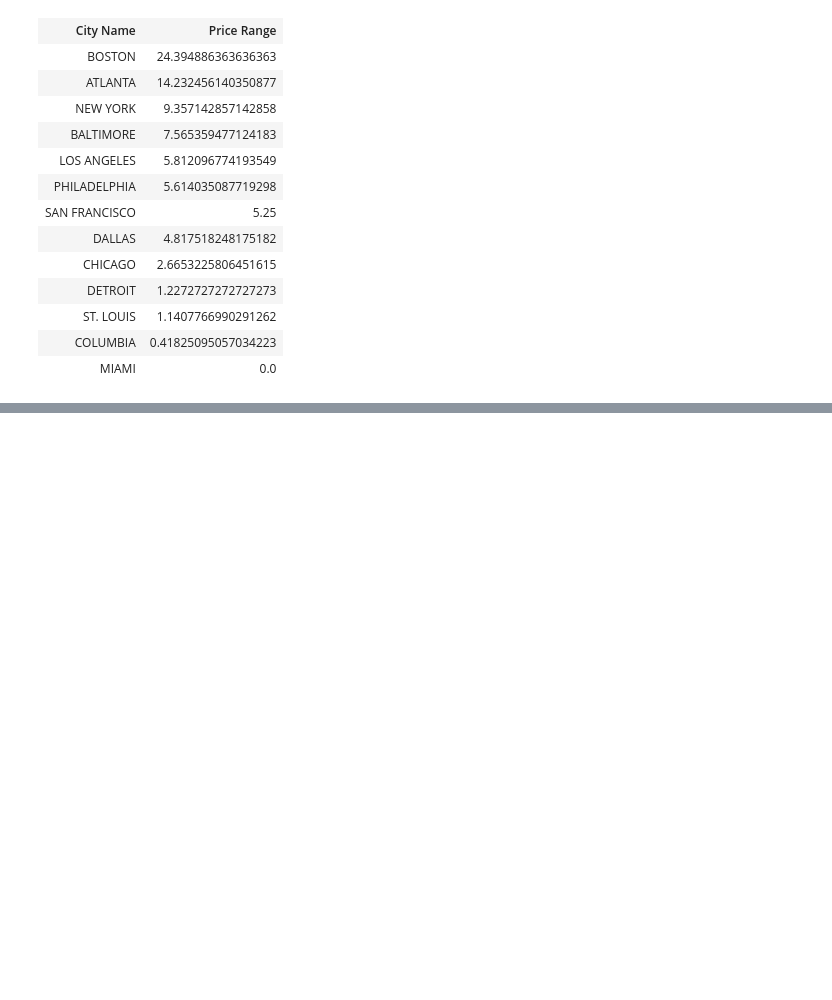
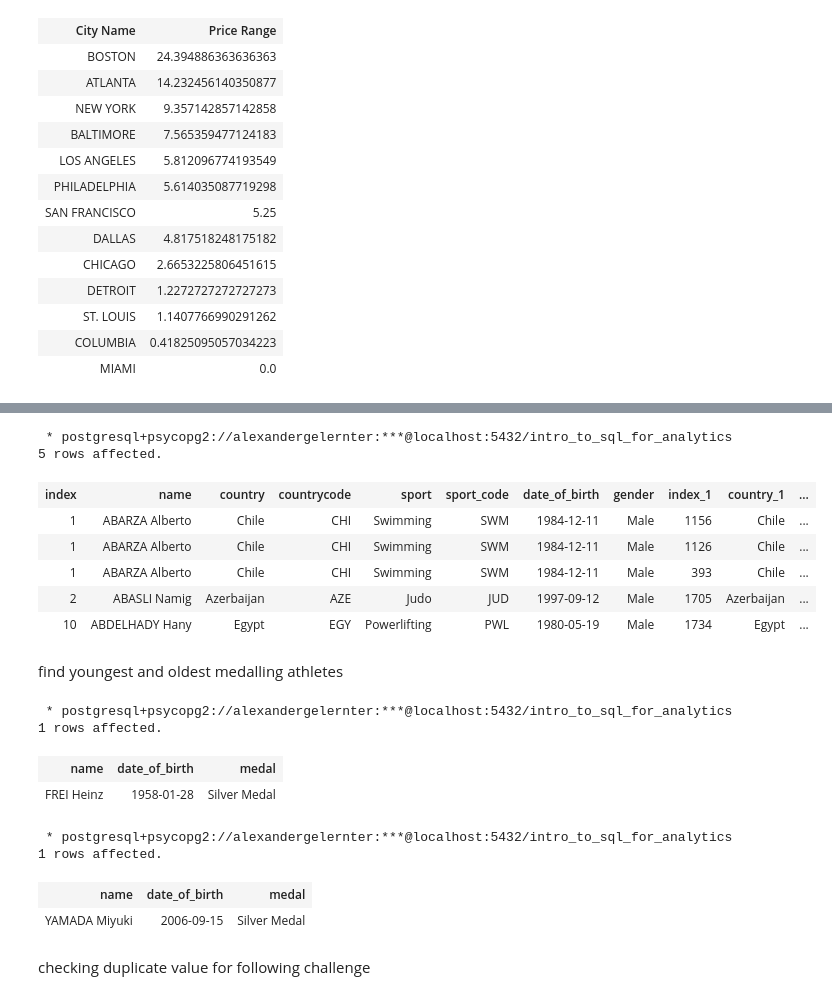
Before and after one commit to agelern/sql-for-data-processing-and-analysis, a Jupyter notebook: sql_bites/notebooks/sql_bites.ipynb, the cells around one changed output, grey strips where cells are left out. Saved outputs shown, nothing was run; the diff lists cells and outputs as text; code cells hidden in the pictures; blank space fills up the shorter version.

Commit message:
Advanced Debugging Challenge Complete

```diff
--- a/sql_bites/notebooks/sql_bites.ipynb
+++ b/sql_bites/notebooks/sql_bites.ipynb
@@ -410,0 +466,45 @@ ORDER BY "Price Range" DESC;
+# %%
+%%sql
+
+SELECT *
+FROM athletes
+INNER JOIN medals
+ON athletes.name = medals.name
+limit 5;
+# %% [output]
+ * postgresql+psycopg2://alexandergelernter:***@localhost:5432/intro_to_sql_for_analytics
+5 rows affected.
+| index | name | country | countrycode | sport | sport_code | date_of_birth | gender | index_1 | country_1 | ... |
+| 1 | ABARZA Alberto | Chile | CHI | Swimming | SWM | 1984-12-11 | Male | 1156 | Chile | ... |
+| 1 | ABARZA Alberto | Chile | CHI | Swimming | SWM | 1984-12-11 | Male | 1126 | Chile | ... |
+| 1 | ABARZA Alberto | Chile | CHI | Swimming | SWM | 1984-12-11 | Male | 393 | Chile | ... |
+| 2 | ABASLI Namig | Azerbaijan | AZE | Judo | JUD | 1997-09-12 | Male | 1705 | Azerbaijan | ... |
+| 10 | ABDELHADY Hany | Egypt | EGY | Powerlifting | PWL | 1980-05-19 | Male | 1734 | Egypt | ... |
+# %% [markdown]
+find youngest and oldest medalling athletes
+# %%
+%%sql
+
+SELECT athletes.name, athletes.date_of_birth, medals.medal
+FROM athletes INNER JOIN medals ON athletes.name = medals.name
+ORDER BY athletes.date_of_birth ASC
+LIMIT 1;
+# %% [output]
+ * postgresql+psycopg2://alexandergelernter:***@localhost:5432/intro_to_sql_for_analytics
+1 rows affected.
+| name | date_of_birth | medal |
+| FREI Heinz | 1958-01-28 | Silver Medal |
+# %%
+%%sql
+
+SELECT athletes.name, athletes.date_of_birth, medals.medal
+FROM athletes INNER JOIN medals ON athletes.name = medals.name
+ORDER BY athletes.date_of_birth DESC
+LIMIT 1;
+# %% [output]
+ * postgresql+psycopg2://alexandergelernter:***@localhost:5432/intro_to_sql_for_analytics
+1 rows affected.
+| name | date_of_birth | medal |
+| YAMADA Miyuki | 2006-09-15 | Silver Medal |
+# %% [markdown]
+checking duplicate value for following challenge
```
Also changed, not shown: parts of 32 cells of this notebook, 1 other file.
